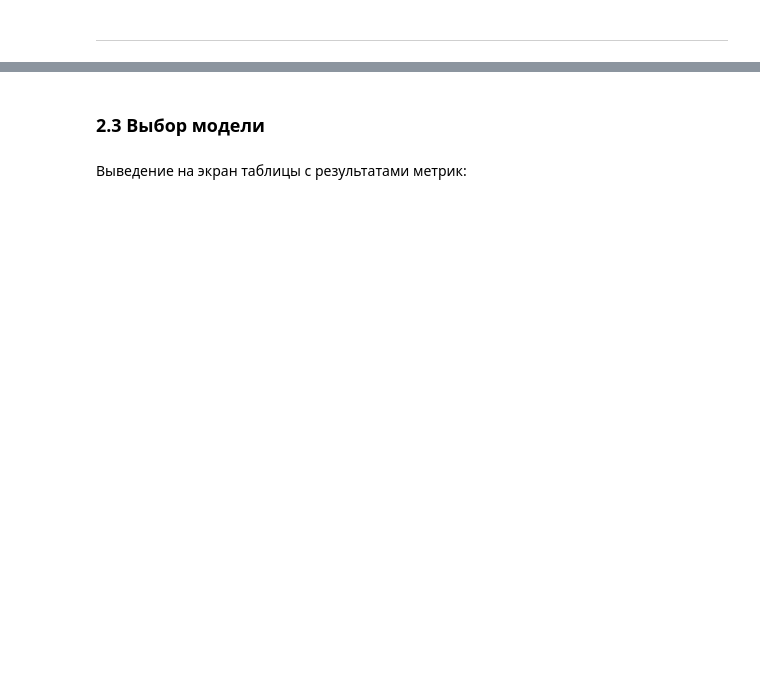
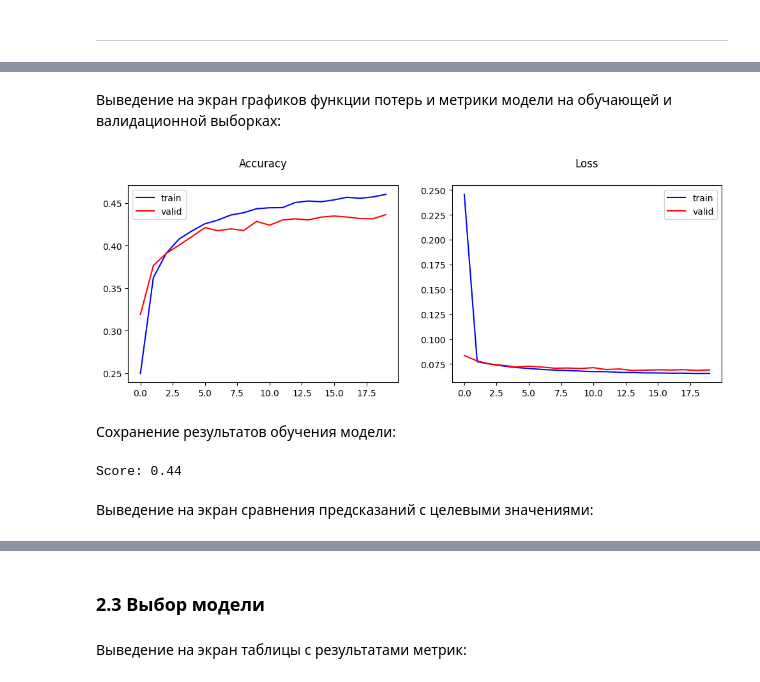
Before and after one commit to tidalinn/mai_term03_machine_learning_course, a Jupyter notebook: project_cuisine/model_sg.ipynb, the cells around one changed output, grey strips where cells are left out. Saved outputs shown, nothing was run; the diff lists cells and outputs as text; code cells hidden in the pictures; blank space fills up the shorter version.

```diff
--- a/project_cuisine/model_sg.ipynb
+++ b/project_cuisine/model_sg.ipynb
@@ -309,6 +327,7 @@ with tf.device('/CPU:0'):
 Трансформация выборок:
 # %%
 with tf.device('/CPU:0'):
-    X_train_vect = vectorizer_text_tfidf(X_train)
-    X_val_vect = vectorizer_text_tfidf(X_val)
+    X_train_vect = vectorizer_text_tfidf(X_train_vect)
+    X_val_vect = vectorizer_text_tfidf(X_val_vect)
+    X_val_vect_2 = vectorizer_text_tfidf(X_val)
     X_test_vect = vectorizer_text_tfidf(X_test)
@@ -530,0 +690,14 @@ train_model(
+# %%
+model_4 = Sequential([
+    layers.Dense(256, activation='relu',
+                 kernel_regularizer=regularizers.L2(l2=1e-3),
+                 bias_regularizer=regularizers.L2(l2=1e-3)),
+
+    layers.Dense(128, activation='relu'),
+    layers.Dense(64, activation='relu'),
+    layers.BatchNormalization(),
+    layers.Dense(n_labels, activation='sigmoid')
+])
+
+model_4.build(X_train_vect.shape)
+model_4.summary()
@@ -530,0 +727,6 @@ train_model(
+# %%
+model_4.compile(
+    loss='binary_crossentropy',
+    optimizer=optimizers.Adam(),
+    metrics=['accuracy']
+)
@@ -530,0 +735,8 @@ train_model(
+# %%
+history_4 = model_4.fit(
+    X_train_vect,
+    y_train_vect,
+    validation_data=(X_val_vect, y_val_vect),
+    epochs=20,
+    batch_size=128
+)
@@ -530,0 +761,22 @@ train_model(
+# %% [markdown]
+Выведение на экран графиков функции потерь и метрики модели на обучающей и валидационной выборках:
+# %%
+plot_history(history_4, 'accuracy')
+# %% [output]
+[figure, added]
+# %% [markdown]
+Сохранение результатов обучения модели:
+# %%
+save_values(
+    'model_4',
+    model=None,
+    params=None,
+    score=round(max(history_4.history['val_accuracy']), 2),
+    mean_time=0.0,
+    save_to=results,
+    show_table=False
+)
+# %% [output]
+Score: 0.44
+# %% [markdown]
+Выведение на экран сравнения предсказаний с целевыми значениями:
```
Also changed, not shown: parts of 125 cells of this notebook.
